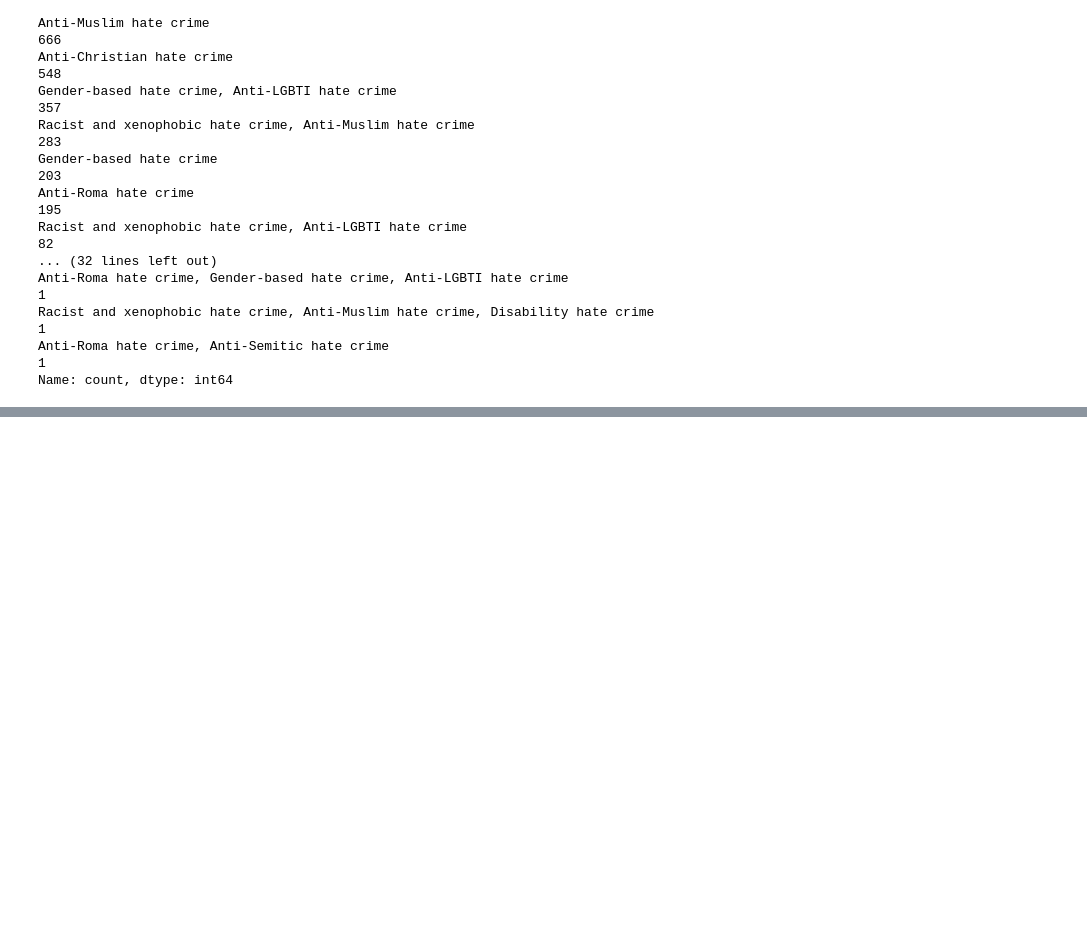
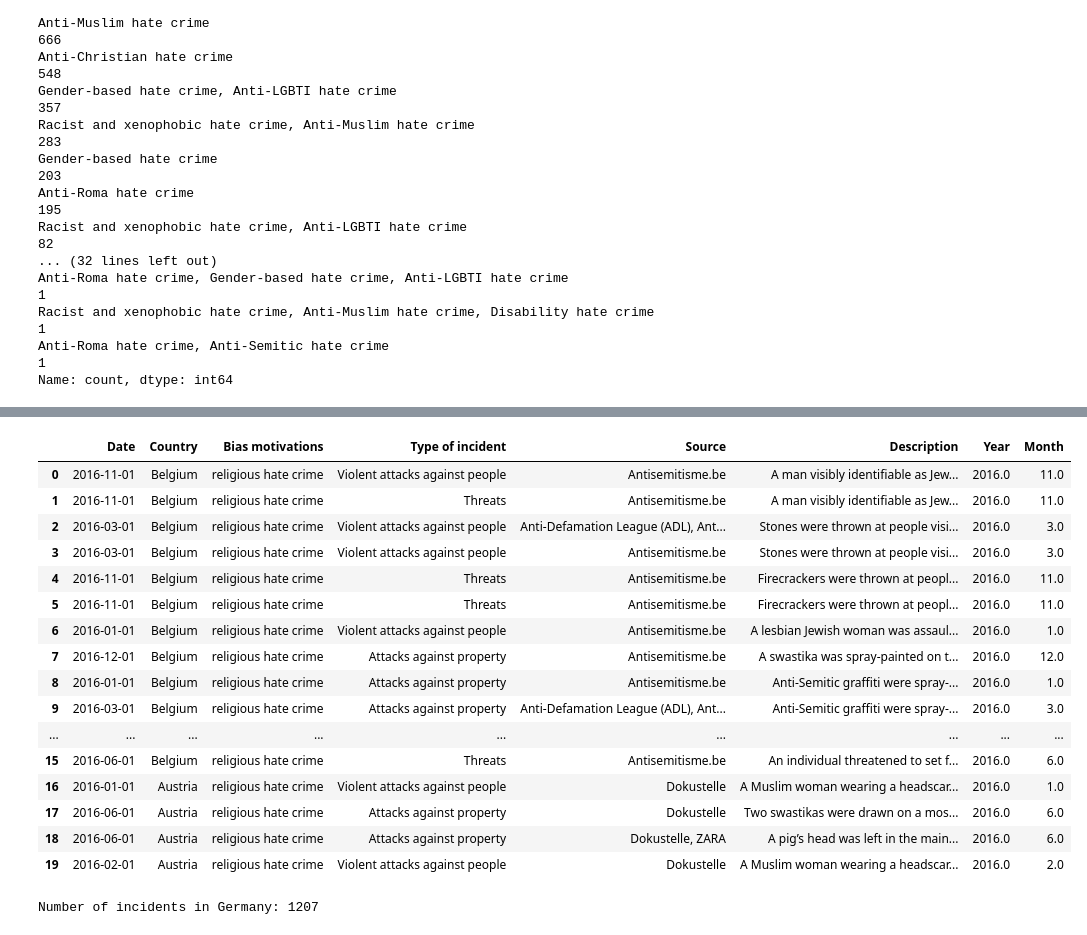
Before and after one commit to Sayocroft/Usafe_bot, a Jupyter notebook: notebooks/EDA_data_hate_crime.ipynb, the cells around one changed output, grey strips where cells are left out. Saved outputs shown, nothing was run; the diff lists cells and outputs as text; code cells hidden in the pictures; blank space fills up the shorter version.

```diff
--- a/notebooks/EDA_data_hate_crime.ipynb
+++ b/notebooks/EDA_data_hate_crime.ipynb
@@ -437,0 +658,29 @@ Name: count, Length: 63, dtype: int64
+# %%
+if 'Bias Combined' in df.columns:
+    df = df.drop(columns=['Bias Combined'])
+
+# Display the first few rows to verify the changes
+df.head(20)
+# %% [output]
+|  | Date | Country | Bias motivations | Type of incident | Source | Description | Year | Month |
+| 0 | 2016-11-01 | Belgium | religious hate crime | Violent attacks against people | Antisemitisme.be | A man visibly identifiable as Jew... | 2016.0 | 11.0 |
+| 1 | 2016-11-01 | Belgium | religious hate crime | Threats | Antisemitisme.be | A man visibly identifiable as Jew... | 2016.0 | 11.0 |
+| 2 | 2016-03-01 | Belgium | religious hate crime | Violent attacks against people | Anti-Defamation League (ADL), Ant... | Stones were thrown at people visi... | 2016.0 | 3.0 |
+| 3 | 2016-03-01 | Belgium | religious hate crime | Violent attacks against people | Antisemitisme.be | Stones were thrown at people visi... | 2016.0 | 3.0 |
+| 4 | 2016-11-01 | Belgium | religious hate crime | Threats | Antisemitisme.be | Firecrackers were thrown at peopl... | 2016.0 | 11.0 |
+| 5 | 2016-11-01 | Belgium | religious hate crime | Threats | Antisemitisme.be | Firecrackers were thrown at peopl... | 2016.0 | 11.0 |
+| 6 | 2016-01-01 | Belgium | religious hate crime | Violent attacks against people | Antisemitisme.be | A lesbian Jewish woman was assaul... | 2016.0 | 1.0 |
+| 7 | 2016-12-01 | Belgium | religious hate crime | Attacks against property | Antisemitisme.be | A swastika was spray-painted on t... | 2016.0 | 12.0 |
+| 8 | 2016-01-01 | Belgium | religious hate crime | Attacks against property | Antisemitisme.be | Anti-Semitic graffiti were spray-... | 2016.0 | 1.0 |
+| 9 | 2016-03-01 | Belgium | religious hate crime | Attacks against property | Anti-Defamation League (ADL), Ant... | Anti-Semitic graffiti were spray-... | 2016.0 | 3.0 |
+| ... | ... | ... | ... | ... | ... | ... | ... | ... |
+| 15 | 2016-06-01 | Belgium | religious hate crime | Threats | Antisemitisme.be | An individual threatened to set f... | 2016.0 | 6.0 |
+| 16 | 2016-01-01 | Austria | religious hate crime | Violent attacks against people | Dokustelle | A Muslim woman wearing a headscar... | 2016.0 | 1.0 |
+| 17 | 2016-06-01 | Austria | religious hate crime | Attacks against property | Dokustelle | Two swastikas were drawn on a mos... | 2016.0 | 6.0 |
+| 18 | 2016-06-01 | Austria | religious hate crime | Attacks against property | Dokustelle, ZARA | A pig’s head was left in the main... | 2016.0 | 6.0 |
+| 19 | 2016-02-01 | Austria | religious hate crime | Violent attacks against people | Dokustelle | A Muslim woman wearing a headscar... | 2016.0 | 2.0 |
+# %%
+num_incidents_germany = df[df['Country'] == 'Germany'].shape[0]
+print(f"Number of incidents in Germany: {num_incidents_germany}")
+# %% [output]
+Number of incidents in Germany: 1207
```
Also changed, not shown: parts of 14 cells of this notebook, 1 other file.
